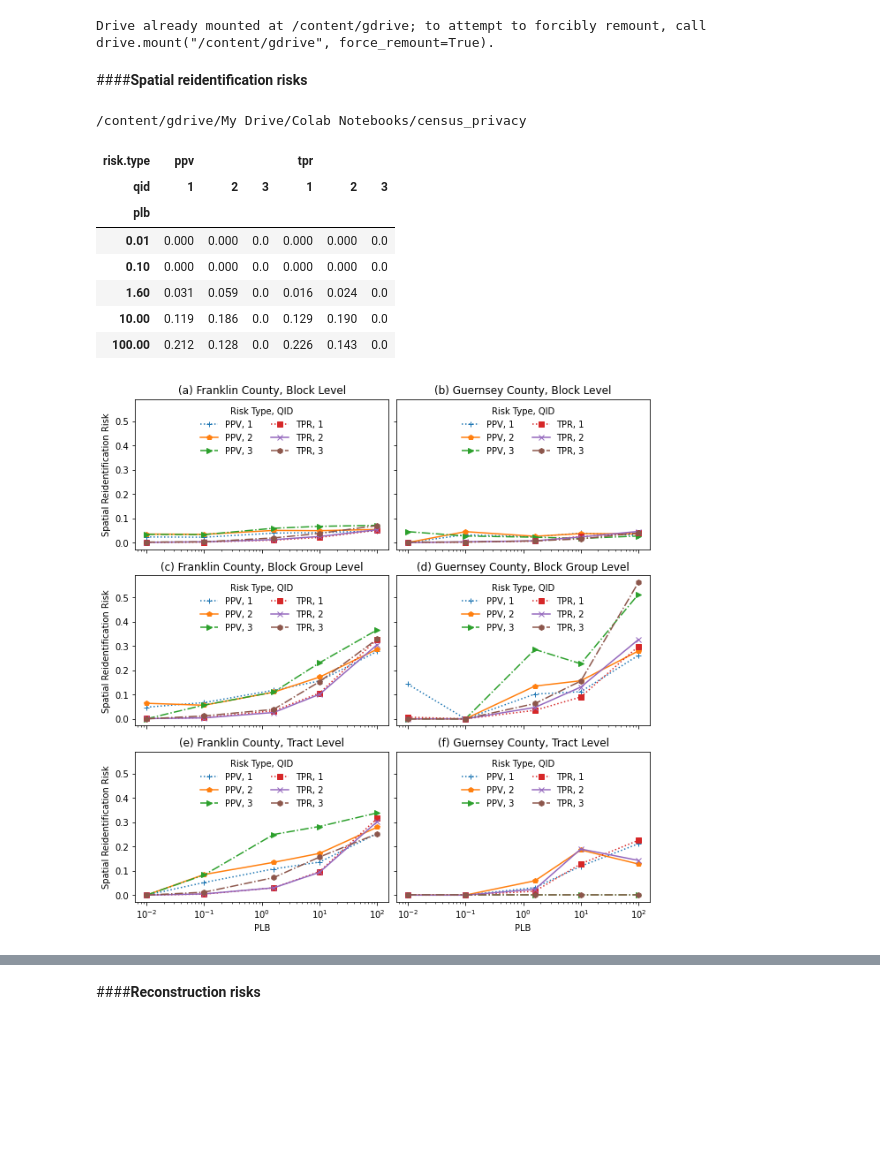
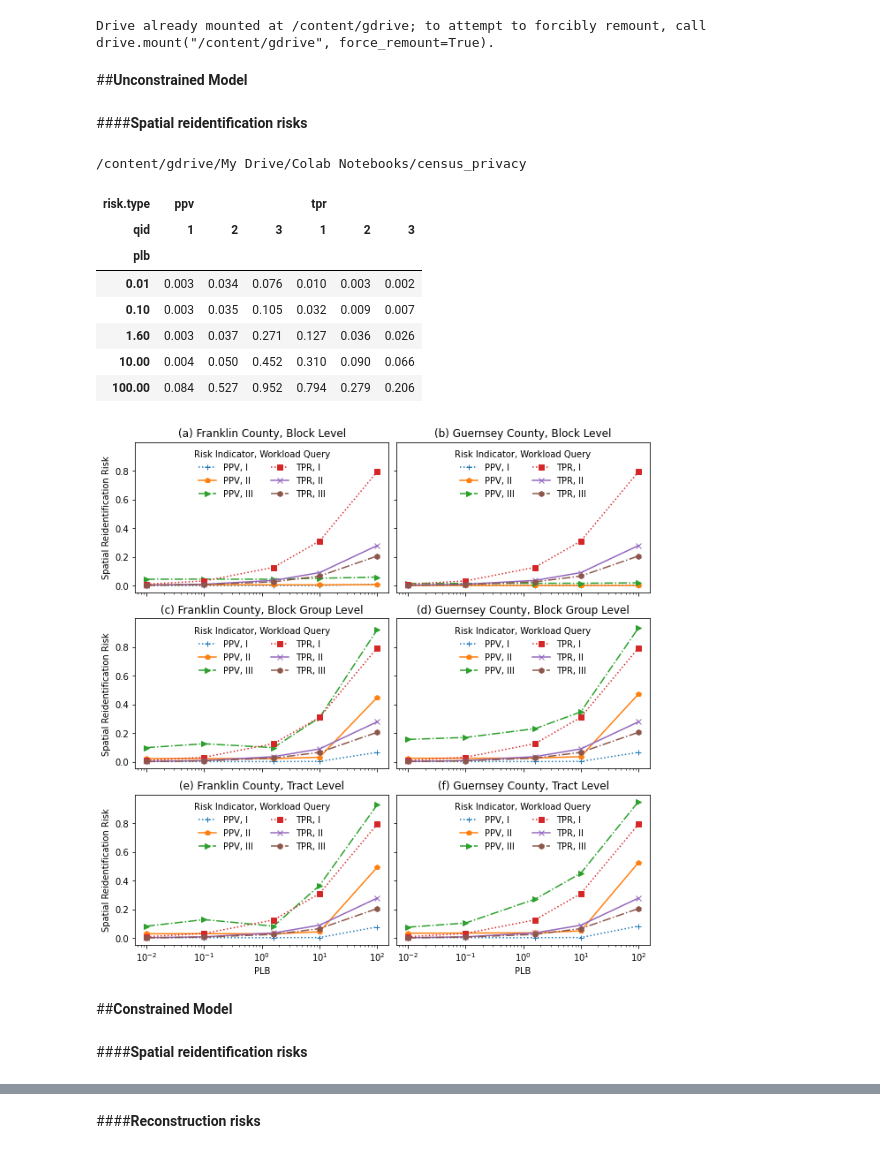
Before and after one commit to linyuehzzz/tda-eval, a Jupyter notebook: plot.ipynb, the cells around one changed output, grey strips where cells are left out. Drawn from its saved outputs; the diff is of its cells as text; code cells hidden in the pictures; blank space fills up the shorter version.

```diff
--- a/plot.ipynb
+++ b/plot.ipynb
@@ -5,13 +5,15 @@ from google.colab import drive
 drive.mount("/content/gdrive")
 # %% [output]
 Drive already mounted at /content/gdrive; to attempt to forcibly remount, call drive.mount("/content/gdrive", force_remount=True).
+# %% [markdown]
+##**Unconstrained Model**
 # %% [markdown]
 ####**Spatial reidentification risks**
 # %%
 %cd "/content/gdrive/My Drive/Colab Notebooks/census_privacy"
 import pandas as pd
 
-df = pd.read_csv('data/tables/reid_risk.csv')
+df = pd.read_csv('data/tables/reid_risk_un.csv')
 ## Franklin, block level
 df_f_blk = df[(df["county"] == "Franklin") & (df["aggregation.level"] == "blk")]
 df_f_blk = df_f_blk.pivot_table(index='plb', columns=['risk.type', 'qid'], values='risk.value')
@@ -41,11 +43,11 @@ df_g_tr
 | risk.type | ppv |  |  | tpr |  |  |
 | qid | 1 | 2 | 3 | 1 | 2 | 3 |
 | plb |  |  |  |  |  |  |
-| 0.01 | 0.000 | 0.000 | 0.0 | 0.000 | 0.000 | 0.0 |
-| 0.10 | 0.000 | 0.000 | 0.0 | 0.000 | 0.000 | 0.0 |
-| 1.60 | 0.031 | 0.059 | 0.0 | 0.016 | 0.024 | 0.0 |
-| 10.00 | 0.119 | 0.186 | 0.0 | 0.129 | 0.190 | 0.0 |
-| 100.00 | 0.212 | 0.128 | 0.0 | 0.226 | 0.143 | 0.0 |
+| 0.01 | 0.003 | 0.034 | 0.076 | 0.010 | 0.003 | 0.002 |
+| 0.10 | 0.003 | 0.035 | 0.105 | 0.032 | 0.009 | 0.007 |
+| 1.60 | 0.003 | 0.037 | 0.271 | 0.127 | 0.036 | 0.026 |
+| 10.00 | 0.004 | 0.050 | 0.452 | 0.310 | 0.090 | 0.066 |
+| 100.00 | 0.084 | 0.527 | 0.952 | 0.794 | 0.279 | 0.206 |
 # %%
 import matplotlib.pyplot as plt
 
@@ -54,46 +56,50 @@ fig, axes = plt.subplots(nrows=3, ncols=2, sharex=True, sharey=True, figsize = (
 ## Franklin, block level
 ax = df_f_blk.plot(xticks=df_f_blk.index, style=['+:','p-','>-.','s:','x-','h-.'], xlabel='PLB', ylabel='Spatial Reidentification Risk', ax=axes[0, 0])
 ax.set_xscale('log')
-ax.legend(title='Risk Type, QID', labels=['PPV, 1', 'PPV, 2', 'PPV, 3', 'TPR, 1', 'TPR, 2', 'TPR, 3'],
+ax.legend(title='Risk Indicator, Workload Query', labels=['PPV, I', 'PPV, II', 'PPV, III', 'TPR, I', 'TPR, II', 'TPR, III'],
           frameon=False, loc='upper center', ncol=2)
 ax.set_title("(a) Franklin County, Block Level")
 
 ## Franklin, block group level
 ax = df_f_bg.plot(xticks=df_f_bg.index, style=['+:','p-','>-.','s:','x-','h-.'], xlabel='PLB', ylabel='Spatial Reidentification Risk', ax=axes[1, 0])
 ax.set_xscale('log')
-ax.legend(title='Risk Type, QID', labels=['PPV, 1', 'PPV, 2', 'PPV, 3', 'TPR, 1', 'TPR, 2', 'TPR, 3'],
+ax.legend(title='Risk Indicator, Workload Query', labels=['PPV, I', 'PPV, II', 'PPV, III', 'TPR, I', 'TPR, II', 'TPR, III'],
           frameon=False, loc='upper center', ncol=2)
 ax.set_title("(c) Franklin County, Block Group Level")
 
 ## Franklin, tract level
 ax = df_f_tr.plot(xticks=df_f_tr.index, style=['+:','p-','>-.','s:','x-','h-.'], xlabel='PLB', ylabel='Spatial Reidentification Risk', ax=axes[2, 0])
 ax.set_xscale('log')
-ax.legend(title='Risk Type, QID', labels=['PPV, 1', 'PPV, 2', 'PPV, 3', 'TPR, 1', 'TPR, 2', 'TPR, 3'],
+ax.legend(title='Risk Indicator, Workload Query', labels=['PPV, I', 'PPV, II', 'PPV, III', 'TPR, I', 'TPR, II', 'TPR, III'],
           frameon=False, loc='upper center', ncol=2)
 ax.set_title("(e) Franklin County, Tract Level")
 
 ## Guernsey, block level
 ax = df_g_blk.plot(xticks=df_g_blk.index, style=['+:','p-','>-.','s:','x-','h-.'], xlabel='PLB', ylabel='Spatial Reidentification Risk', ax=axes[0, 1])
 ax.set_xscale('log')
-ax.legend(title='Risk Type, QID', labels=['PPV, 1', 'PPV, 2', 'PPV, 3', 'TPR, 1', 'TPR, 2', 'TPR, 3'],
+ax.legend(title='Risk Indicator, Workload Query', labels=['PPV, I', 'PPV, II', 'PPV, III', 'TPR, I', 'TPR, II', 'TPR, III'],
           frameon=False, loc='upper center', ncol=2)
 ax.set_title("(b) Guernsey County, Block Level")
 
 ## Guernsey, block group level
 ax = df_g_bg.plot(xticks=df_g_bg.index, style=['+:','p-','>-.','s:','x-','h-.'], xlabel='PLB', ylabel='Spatial Reidentification Risk', ax=axes[1, 1])
 ax.set_xscale('log')
-ax.legend(title='Risk Type, QID', labels=['PPV, 1', 'PPV, 2', 'PPV, 3', 'TPR, 1', 'TPR, 2', 'TPR, 3'],
+ax.legend(title='Risk Indicator, Workload Query', labels=['PPV, I', 'PPV, II', 'PPV, III', 'TPR, I', 'TPR, II', 'TPR, III'],
           frameon=False, loc='upper center', ncol=2)
 ax.set_title("(d) Guernsey County, Block Group Level")
 
 ## Guernsey, tract level
 ax = df_g_tr.plot(xticks=df_g_tr.index, style=['+:','p-','>-.','s:','x-','h-.'], xlabel='PLB', ylabel='Spatial Reidentification Risk', ax=axes[2, 1])
 ax.set_xscale('log')
-ax.legend(title='Risk Type, QID', labels=['PPV, 1', 'PPV, 2', 'PPV, 3', 'TPR, 1', 'TPR, 2', 'TPR, 3'],
+ax.legend(title='Risk Indicator, Workload Query', labels=['PPV, I', 'PPV, II', 'PPV, III', 'TPR, I', 'TPR, II', 'TPR, III'],
           frameon=False, loc='upper center', ncol=2)
 ax.set_title("(f) Guernsey County, Tract Level")
 
 plt.tight_layout(pad=5, w_pad=0.5, h_pad=1.0)
-plt.savefig('data/tables/reid_risk.eps', format='eps')
+plt.savefig('data/tables/reid_risk_un.eps', format='eps')
 # %% [output]
-[figure, old version]
+[figure, new version]
+# %% [markdown]
+##**Constrained Model**
+# %% [markdown]
+####**Spatial reidentification risks**
```
Also changed, not shown: parts of 4 cells of this notebook.
